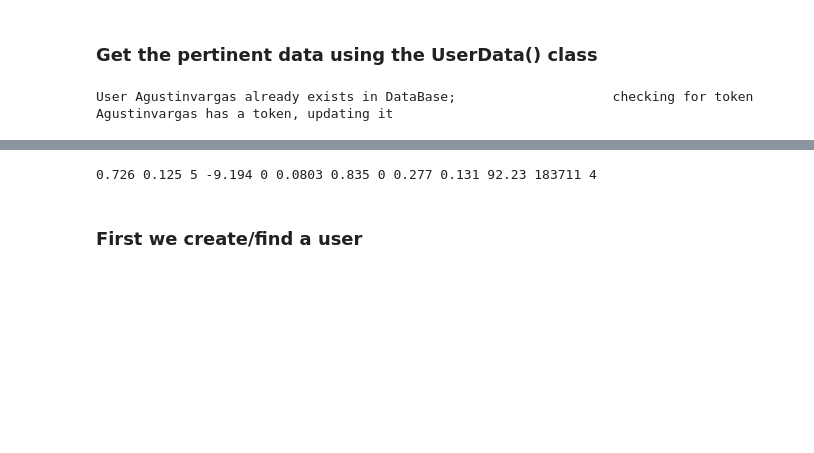
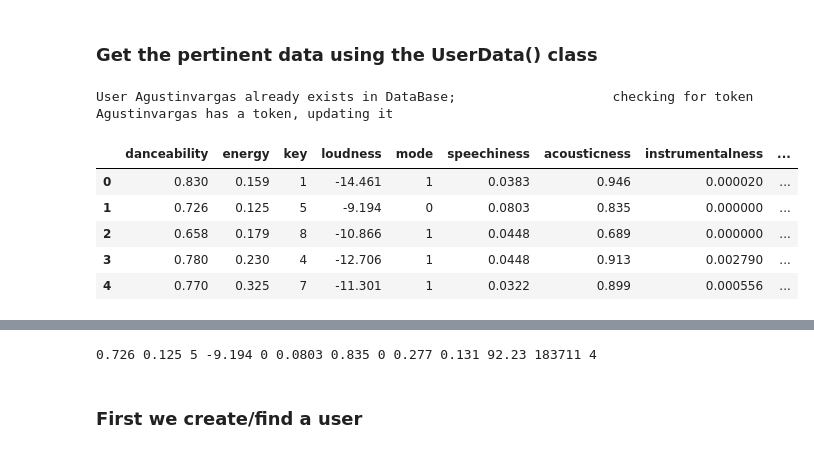
Before and after one commit to spotify-song/DS, a Jupyter notebook: api/data/DB_notebook.ipynb, the cells around one changed output, grey strips where cells are left out. Cells and saved outputs as stored; diff of their text form; code cells hidden in the pictures; blank space fills up the shorter version.

```diff
--- a/api/data/DB_notebook.ipynb
+++ b/api/data/DB_notebook.ipynb
@@ -64,0 +72,21 @@ Agustinvargas has a token, updating it
+# %%
+import pandas as pd
+df = pd.DataFrame(top_50_aud_feat)
+# %%
+df1 = df[:30]
+df2 = df[20:]
+# %%
+users_top_trx = pd.concat([df1, df2])
+users_top_trx = users_top_trx.drop_duplicates(inplace=False, subset='id')
+# %%
+
+# drop_col = ['key', 'mode', 'instrumentalness', 'duration_ms', 'time_signature', 'analysis_url', 'track_href', 'uri', 'id', 'type']
+# users_top_trx = users_top_trx.drop(drop_col, axis=1)
+users_top_trx.head()
+# %% [output]
+|  | danceability | energy | key | loudness | mode | speechiness | acousticness | instrumentalness | ... |
+| 0 | 0.830 | 0.159 | 1 | -14.461 | 1 | 0.0383 | 0.946 | 0.000020 | ... |
+| 1 | 0.726 | 0.125 | 5 | -9.194 | 0 | 0.0803 | 0.835 | 0.000000 | ... |
+| 2 | 0.658 | 0.179 | 8 | -10.866 | 1 | 0.0448 | 0.689 | 0.000000 | ... |
+| 3 | 0.780 | 0.230 | 4 | -12.706 | 1 | 0.0448 | 0.913 | 0.002790 | ... |
+| 4 | 0.770 | 0.325 | 7 | -11.301 | 1 | 0.0322 | 0.899 | 0.000556 | ... |
```
Also changed, not shown: parts of 10 cells of this notebook, 6 other files.
